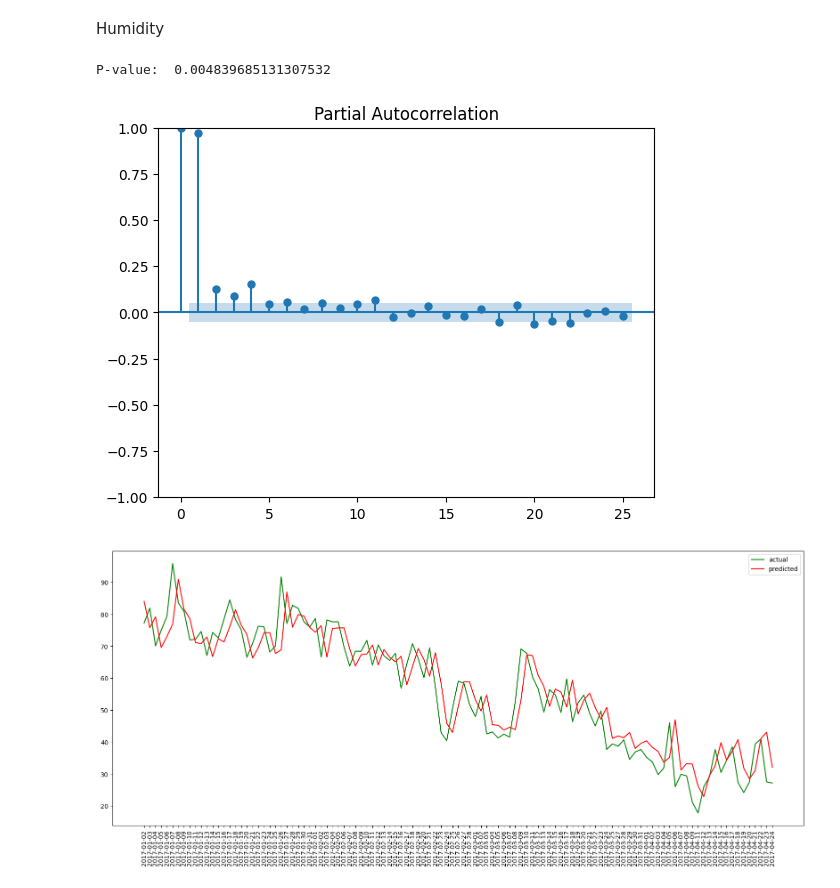
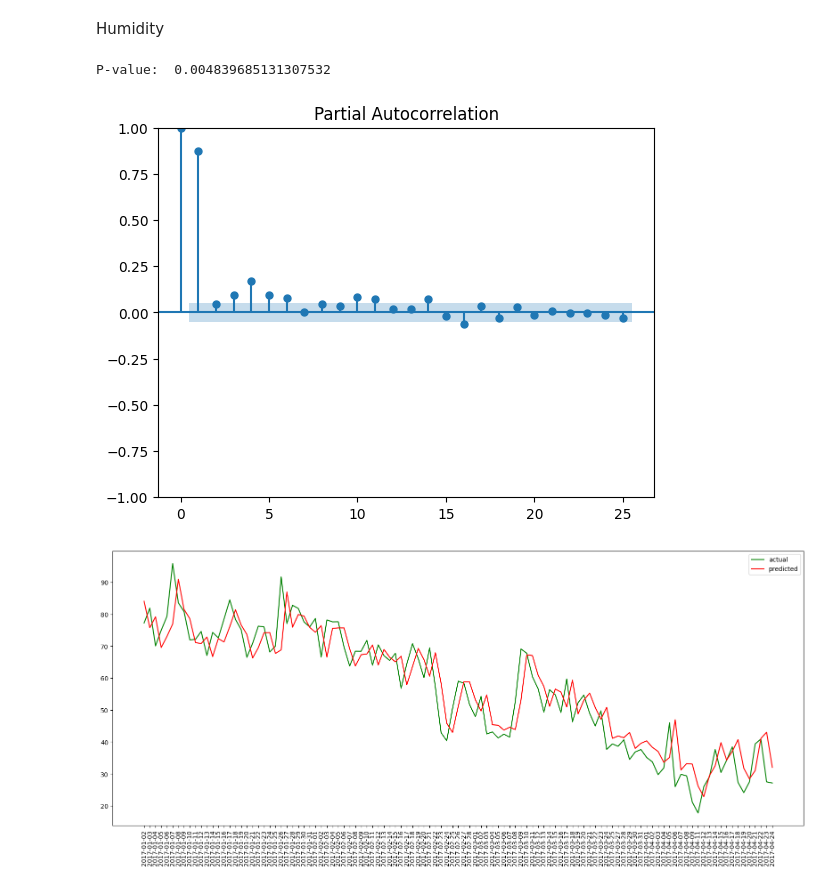
Before and after one commit to JaswanthKrishnaE/Weather-Forecasting---R-python-, a Jupyter notebook: Python time series/Notebooks/AR.ipynb, the cells around one changed output. Cells and saved outputs as stored; diff of their text form; code cells hidden in the pictures.

```diff
--- a/Python time series/Notebooks/AR.ipynb
+++ b/Python time series/Notebooks/AR.ipynb
@@ -209,12 +209,12 @@ Humidity
 # %%
 from statsmodels.tsa.stattools import adfuller
 df_stationarityTest = adfuller(df_train['humidity'], autolag='AIC')
 print("P-value: ", df_stationarityTest[1])
 from statsmodels.graphics.tsaplots import plot_pacf
-pacf = plot_pacf(df_train['meantemp'], lags=25)
+pacf = plot_pacf(df_train['humidity'], lags=25)
 # %% [output]
 P-value:  0.004839685131307532
-[figure, old version]
+[figure, new version]
 # %%
 predection = list()
 actual = list(df_test['humidity'])
```
Also changed, not shown: parts of 2 cells of this notebook, 7 other files.
